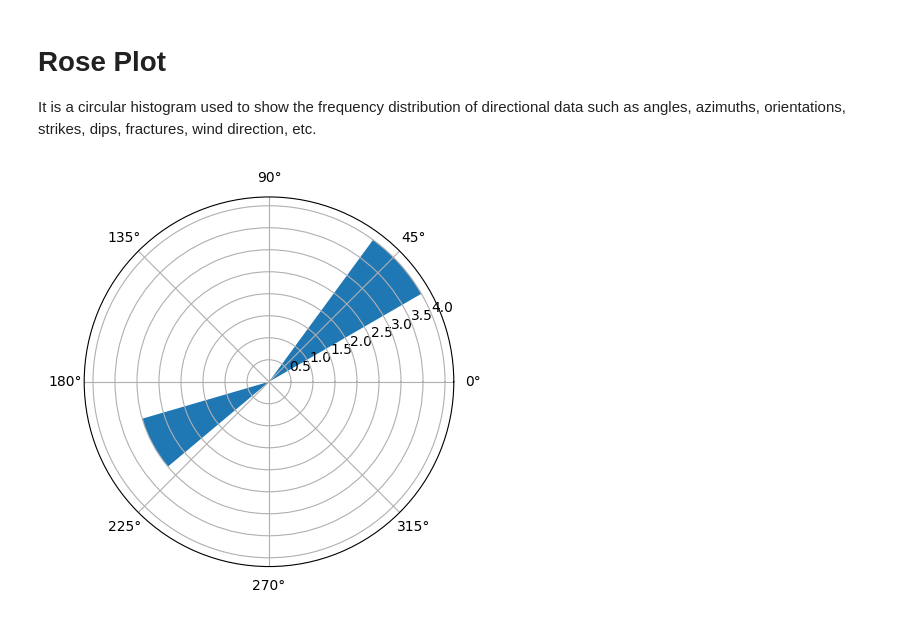
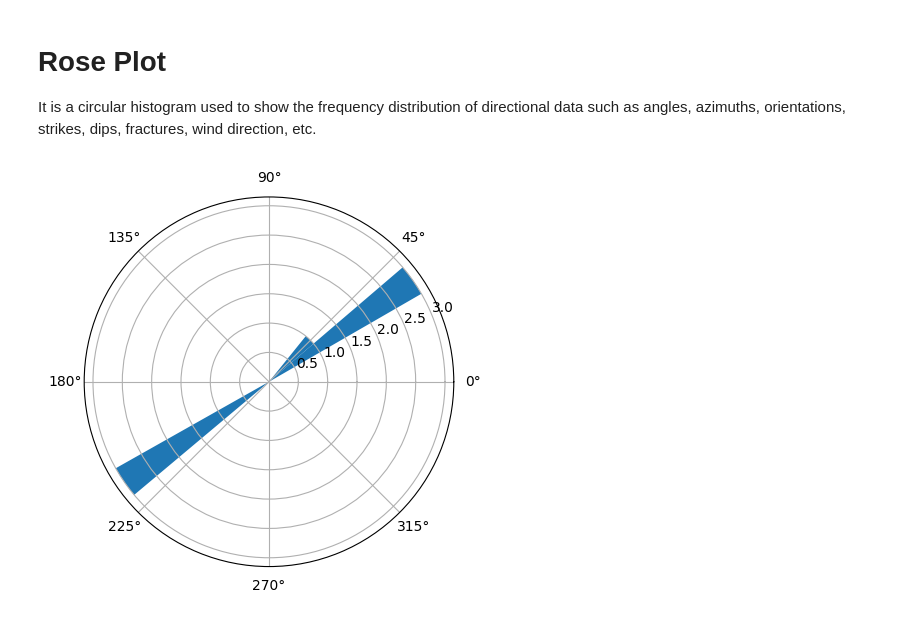
Before and after one commit to Ashraf-ISM/100-Days-of-Python-for-Oil-Gas-Subsurface-Analytics, a Jupyter notebook: notebooks/day-50/dlis.ipynb, the cells around one changed output. Saved outputs shown, nothing was run; the diff lists cells and outputs as text; code cells hidden in the pictures.

```diff
--- a/notebooks/day-50/dlis.ipynb
+++ b/notebooks/day-50/dlis.ipynb
@@ -429,13 +429,13 @@ It is a circular histogram used to show the frequency distribution of directiona
 # %%
 import numpy as np
 import matplotlib.pyplot as plt
 
 angles = np.array([30,35,40,42,210,215,220])
 angles = np.deg2rad(angles)
 
-bins = 8
+bins = 18
 plt.subplot(111, polar=True)
 plt.hist(angles, bins=bins)
 plt.show()
 # %% [output]
-[figure, old version]
+[figure, new version]
```
